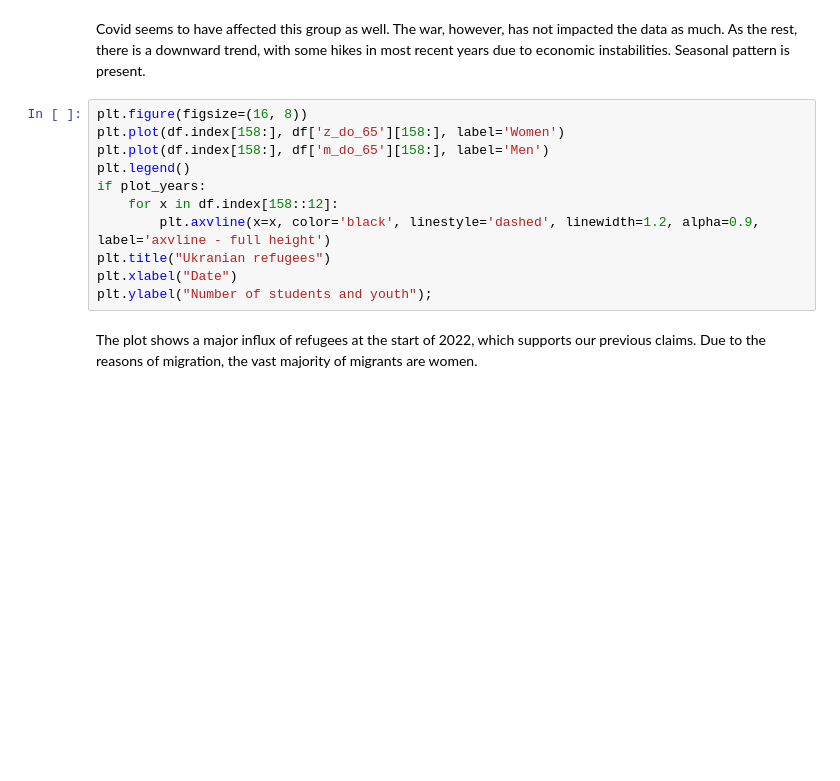
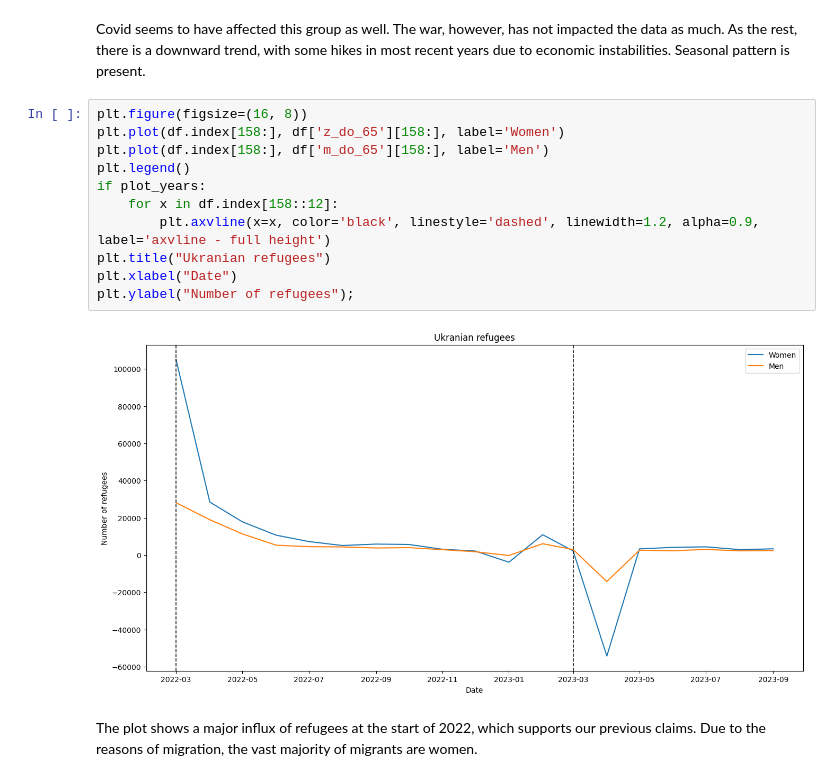
Before and after one commit to DianaKorladinova/SAN_Unemployment_Refugees, a Jupyter notebook: graphs/graphs.ipynb, the cells around one changed output. Saved outputs shown, nothing was run; the diff lists cells and outputs as text; blank space fills up the shorter version.

```diff
--- a/graphs/graphs.ipynb
+++ b/graphs/graphs.ipynb
@@ -205,14 +243,16 @@ Covid seems to have affected this group as well. The war, however, has not impac
 # %%
 plt.figure(figsize=(16, 8))
 plt.plot(df.index[158:], df['z_do_65'][158:], label='Women')
 plt.plot(df.index[158:], df['m_do_65'][158:], label='Men')
 plt.legend()
 if plot_years:
     for x in df.index[158::12]:
         plt.axvline(x=x, color='black', linestyle='dashed', linewidth=1.2, alpha=0.9, label='axvline - full height')
 plt.title("Ukranian refugees")
 plt.xlabel("Date")
-plt.ylabel("Number of students and youth");
+plt.ylabel("Number of refugees");
+# %% [output]
+[figure, added]
 # %% [markdown]
 The plot shows a major influx of refugees at the start of 2022, which supports our previous claims. Due to the reasons of migration, the vast majority of migrants are women.
 # %% [markdown]
```
Also changed, not shown: parts of 28 cells of this notebook.
